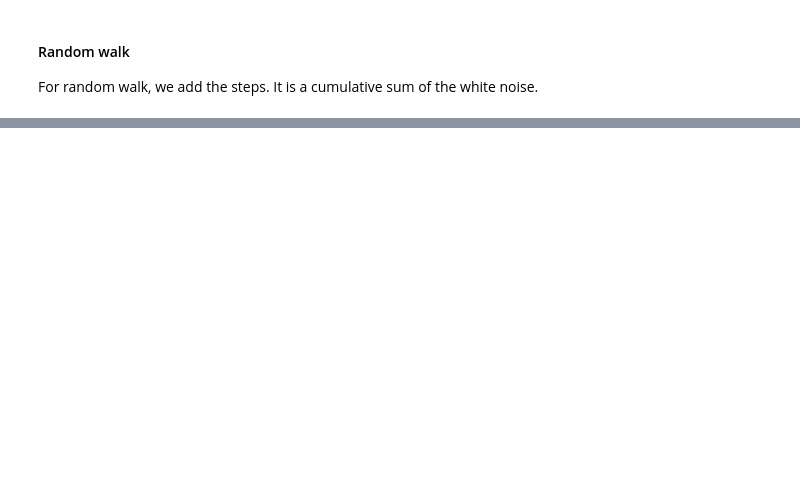
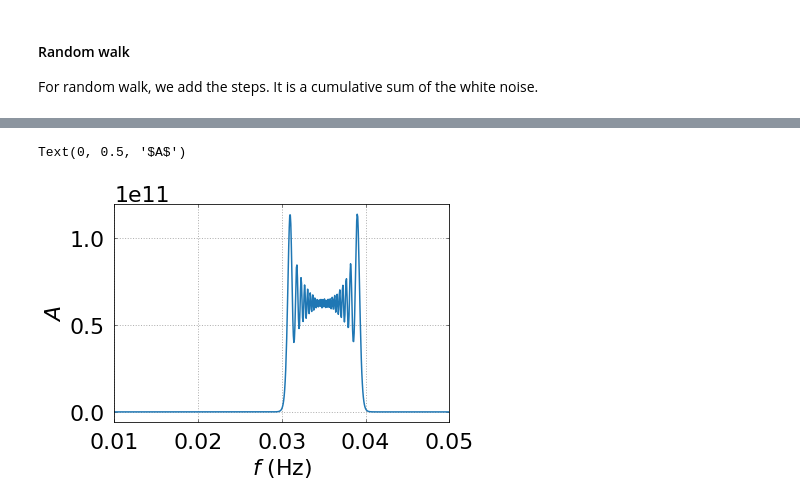
Before and after one commit to CosmoVlad/mcmc-lever, a Jupyter notebook: 6 - Fitting a gravitational wave.ipynb, the cells around one changed output, grey strips where cells are left out. Saved outputs shown, nothing was run; the diff lists cells and outputs as text; code cells hidden in the pictures; blank space fills up the shorter version.

```diff
--- a/6 - Fitting a gravitational wave.ipynb
+++ b/6 - Fitting a gravitational wave.ipynb
@@ -347,0 +470,19 @@ ax.legend();
+# %%
+freq, fourier = better_fft(signal, t)
+
+fig,ax = plt.subplots(nrows=1, ncols=1, figsize=(6,4))
+
+ax.plot(freq, np.abs(fourier)**2)
+
+ax.grid(True,linestyle=':',linewidth='1.')
+ax.xaxis.set_ticks_position('both')
+ax.yaxis.set_ticks_position('both')
+ax.tick_params('both',length=3,width=0.5,which='both',direction = 'in',pad=10)
+
+ax.set_xlim(0.01,0.05)
+
+ax.set_xlabel('$f$ (Hz)')
+ax.set_ylabel('$A$')
+# %% [output]
+Text(0, 0.5, '$A$')
+[figure, added]
```
Also changed, not shown: parts of 21 cells of this notebook.
